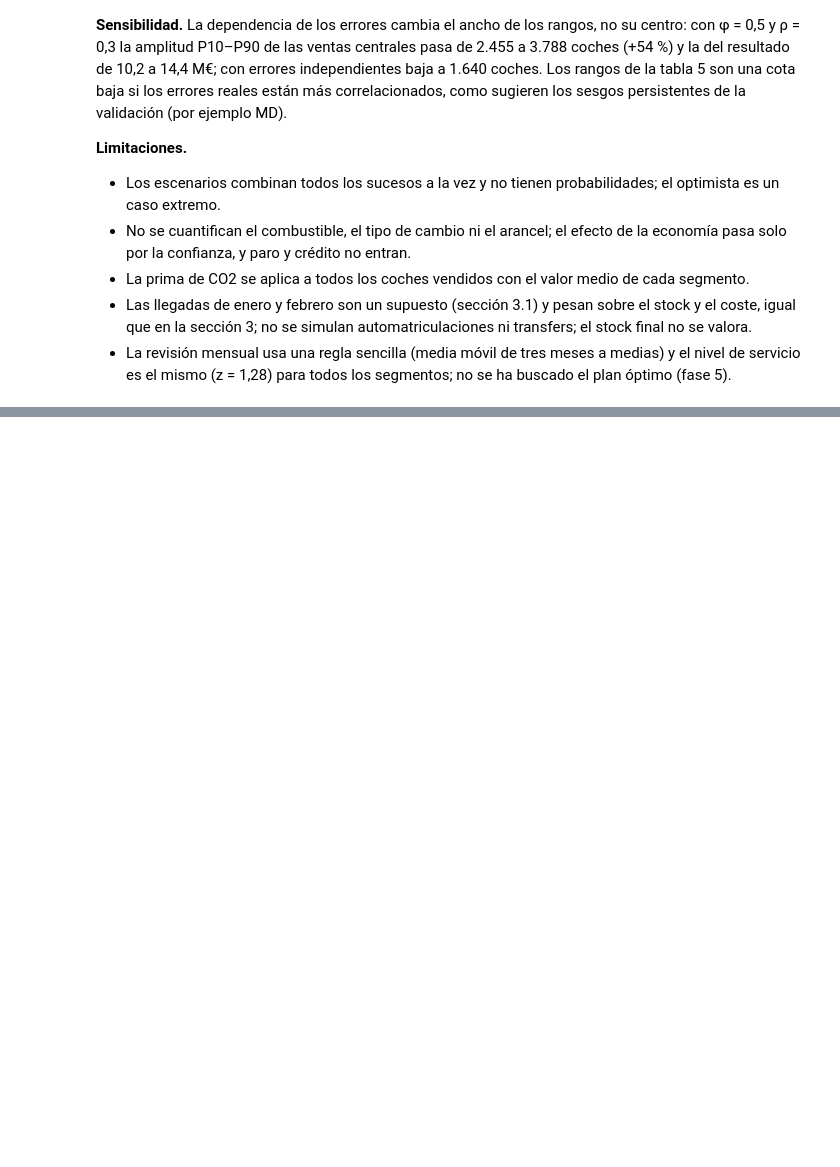
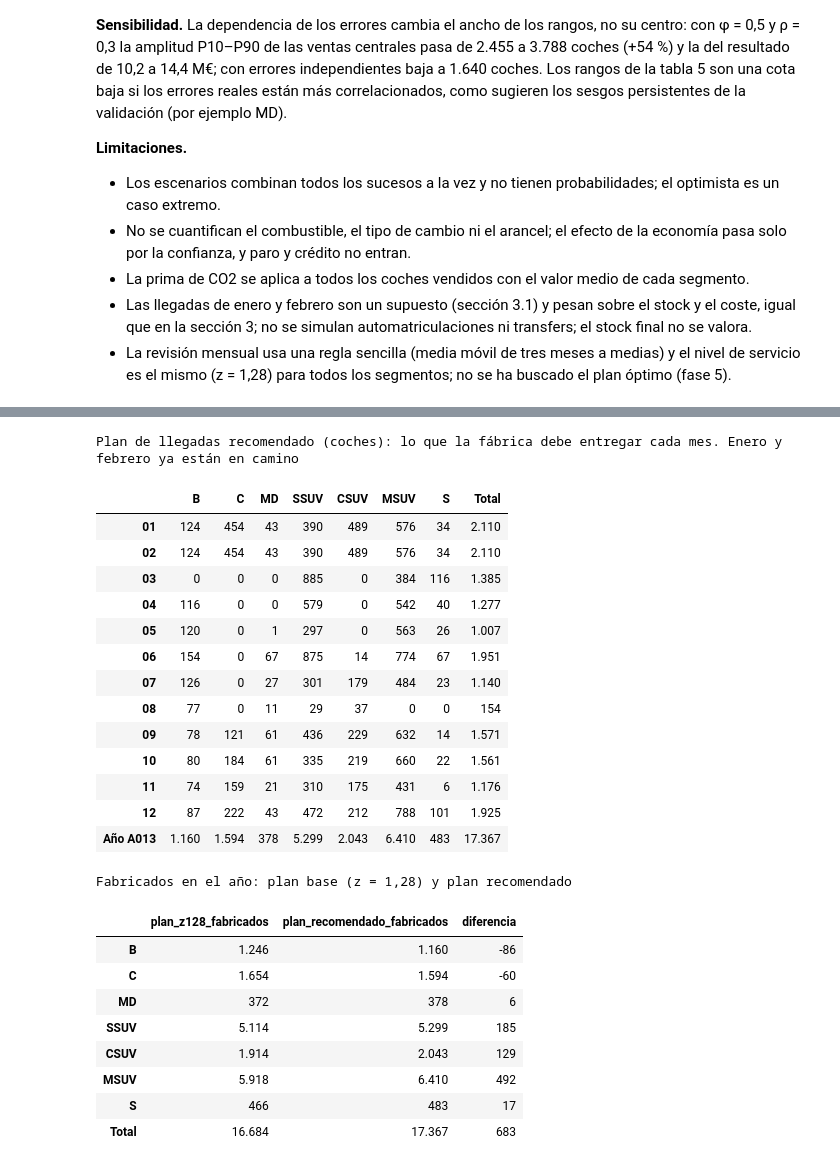
Before and after one commit to alejandrobarreche/sim-kaido-motors, a Jupyter notebook: analisis.ipynb, the cells around one changed output, grey strips where cells are left out. Drawn from its saved outputs; the diff is of its cells as text; code cells hidden in the pictures; blank space fills up the shorter version.

```diff
--- a/analisis.ipynb
+++ b/analisis.ipynb
@@ -1581,0 +1721,53 @@ Cada 1 % de arancel sobre el PFF costaría 4.0 M€ en el escenario central, sin
+# %%
+Z_REC = z_elegido.reindex(datos.SEGMENTOS).astype(float)
+plan_rec, RES_REC = ejecutar_plan(Z_REC)
+resumen_rec = construir_resumen(RES_REC)
+resumen_rec.to_csv(TABLAS / "simulacion_plan_recomendado_resumen_a013.csv", index=False)
+
+plan_largo = plan_rec.stack().rename("llegadas").reset_index()
+plan_largo.columns = ["mes", "segmento", "llegadas"]
+plan_largo["mes"] += 1
+plan_largo.to_csv(TABLAS / "plan_mensual_recomendado_a013.csv", index=False)
+
+vista = plan_rec.copy()
+vista["Total"] = vista.sum(axis=1)
+vista.index = [f"{m + 1:02d}" for m in vista.index]
+vista.loc["Año A013"] = vista.sum()
+comparacion = pd.DataFrame({
+    "plan_z128_fabricados": plan.sum(),
+    "plan_recomendado_fabricados": plan_rec.sum(),
+}).reindex(datos.SEGMENTOS)
+comparacion.loc["Total"] = comparacion.sum()
+comparacion["diferencia"] = (comparacion["plan_recomendado_fabricados"]
+                             - comparacion["plan_z128_fabricados"])
+print("Plan de llegadas recomendado (coches): lo que la fábrica debe entregar cada mes. "
+      "Enero y febrero ya están en camino")
+display(formato_es(vista[datos.SEGMENTOS + ["Total"]]))
+print("Fabricados en el año: plan base (z = 1,28) y plan recomendado")
+formato_es(comparacion)
+# %% [output]
+Plan de llegadas recomendado (coches): lo que la fábrica debe entregar cada mes. Enero y febrero ya están en camino
+|  | B | C | MD | SSUV | CSUV | MSUV | S | Total |
+| 01 | 124 | 454 | 43 | 390 | 489 | 576 | 34 | 2.110 |
+| 02 | 124 | 454 | 43 | 390 | 489 | 576 | 34 | 2.110 |
+| 03 | 0 | 0 | 0 | 885 | 0 | 384 | 116 | 1.385 |
+| 04 | 116 | 0 | 0 | 579 | 0 | 542 | 40 | 1.277 |
+| 05 | 120 | 0 | 1 | 297 | 0 | 563 | 26 | 1.007 |
+| 06 | 154 | 0 | 67 | 875 | 14 | 774 | 67 | 1.951 |
+| 07 | 126 | 0 | 27 | 301 | 179 | 484 | 23 | 1.140 |
+| 08 | 77 | 0 | 11 | 29 | 37 | 0 | 0 | 154 |
+| 09 | 78 | 121 | 61 | 436 | 229 | 632 | 14 | 1.571 |
+| 10 | 80 | 184 | 61 | 335 | 219 | 660 | 22 | 1.561 |
+| 11 | 74 | 159 | 21 | 310 | 175 | 431 | 6 | 1.176 |
+| 12 | 87 | 222 | 43 | 472 | 212 | 788 | 101 | 1.925 |
+| Año A013 | 1.160 | 1.594 | 378 | 5.299 | 2.043 | 6.410 | 483 | 17.367 |
+Fabricados en el año: plan base (z = 1,28) y plan recomendado
+|  | plan_z128_fabricados | plan_recomendado_fabricados | diferencia |
+| B | 1.246 | 1.160 | -86 |
+| C | 1.654 | 1.594 | -60 |
+| MD | 372 | 378 | 6 |
+| SSUV | 5.114 | 5.299 | 185 |
+| CSUV | 1.914 | 2.043 | 129 |
+| MSUV | 5.918 | 6.410 | 492 |
+| S | 466 | 483 | 17 |
+| Total | 16.684 | 17.367 | 683 |
```
Also changed, not shown: parts of 15 cells of this notebook, 24 other files.
